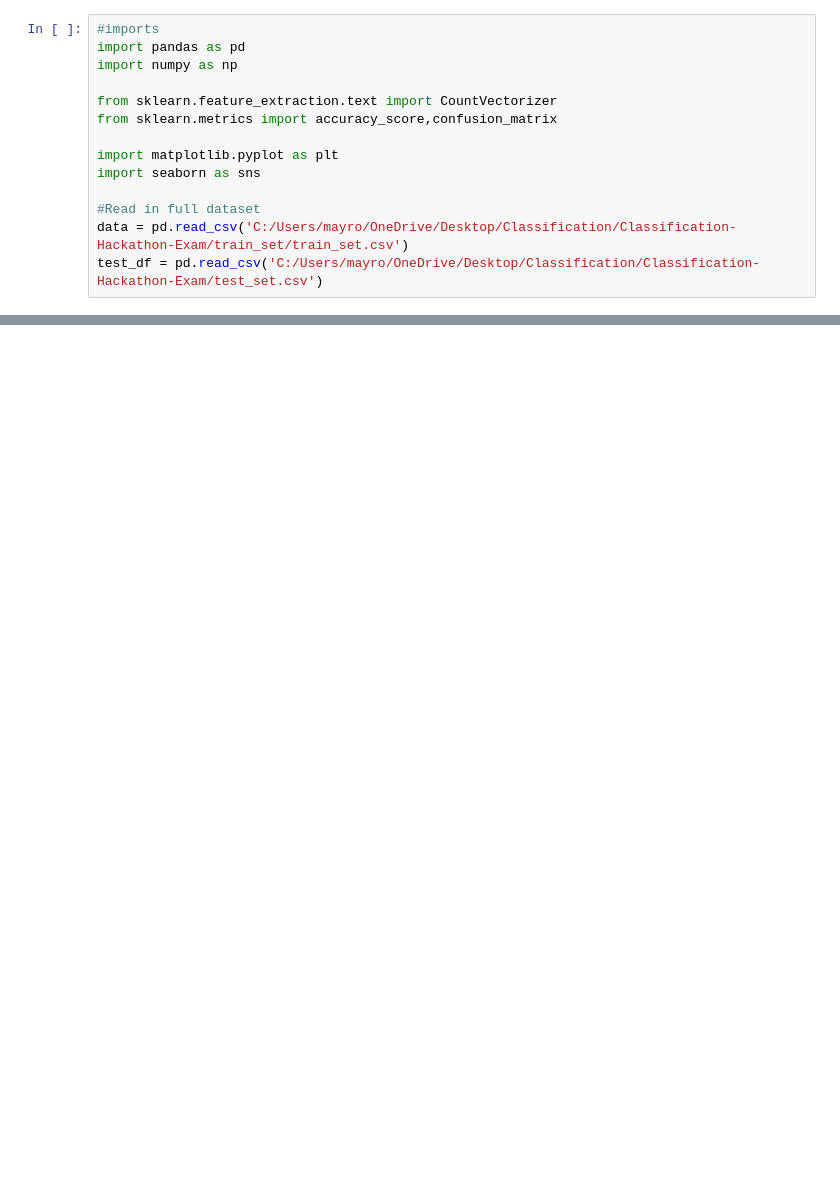
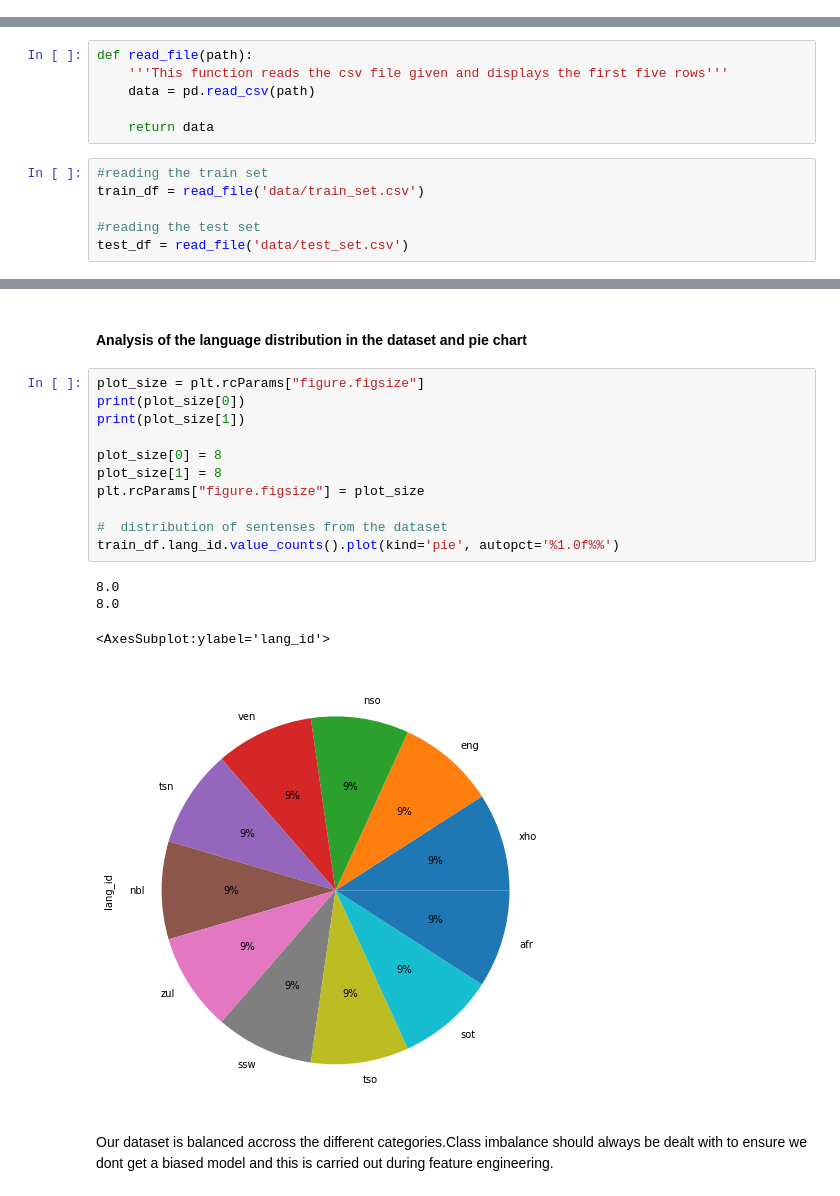
Before and after one commit to 015khai/South-African-Language-Identification, a Jupyter notebook: South_Africa_Language_Analysis.ipynb, the cells around one changed output, grey strips where cells are left out. Drawn from its saved outputs; the diff is of its cells as text; blank space fills up the shorter version.

```diff
--- a/South_Africa_Language_Analysis.ipynb
+++ b/South_Africa_Language_Analysis.ipynb
@@ -20,14 +0,0 @@ The data is in the form Language ID, Text. The text is in various states of clea
-# %%
-#imports
-import pandas as pd
-import numpy as np
-
-from sklearn.feature_extraction.text import CountVectorizer
-from sklearn.metrics import accuracy_score,confusion_matrix
-
-import matplotlib.pyplot as plt
-import seaborn as sns
-
-#Read in full dataset
-data = pd.read_csv('C:/Users/mayro/OneDrive/Desktop/Classification/Classification-Hackathon-Exam/train_set/train_set.csv')
-test_df = pd.read_csv('C:/Users/mayro/OneDrive/Desktop/Classification/Classification-Hackathon-Exam/test_set.csv')
@@ -455,0 +37,12 @@ ValueError: Expected a 1D array, got an array with shape (5682, 11)
+# %%
+def read_file(path):
+    '''This function reads the csv file given and displays the first five rows'''
+    data = pd.read_csv(path)
+
+    return data
+# %%
+#reading the train set
+train_df = read_file('data/train_set.csv')
+
+#reading the test set
+test_df = read_file('data/test_set.csv')
@@ -455,0 +116,20 @@ ValueError: Expected a 1D array, got an array with shape (5682, 11)
+# %% [markdown]
+#### **Analysis of the language distribution in the dataset and pie chart**
+# %%
+plot_size = plt.rcParams["figure.figsize"]
+print(plot_size[0])
+print(plot_size[1])
+
+plot_size[0] = 8
+plot_size[1] = 8
+plt.rcParams["figure.figsize"] = plot_size
+
+#  distribution of sentenses from the dataset
+train_df.lang_id.value_counts().plot(kind='pie', autopct='%1.0f%%')
+# %% [output]
+8.0
+8.0
+<AxesSubplot:ylabel='lang_id'>
+[figure, added]
+# %% [markdown]
+Our dataset is balanced accross the different categories.Class imbalance should always be dealt with to ensure we dont get a biased model and this is carried out during feature engineering.
```
Also changed, not shown: parts of 94 cells of this notebook.
